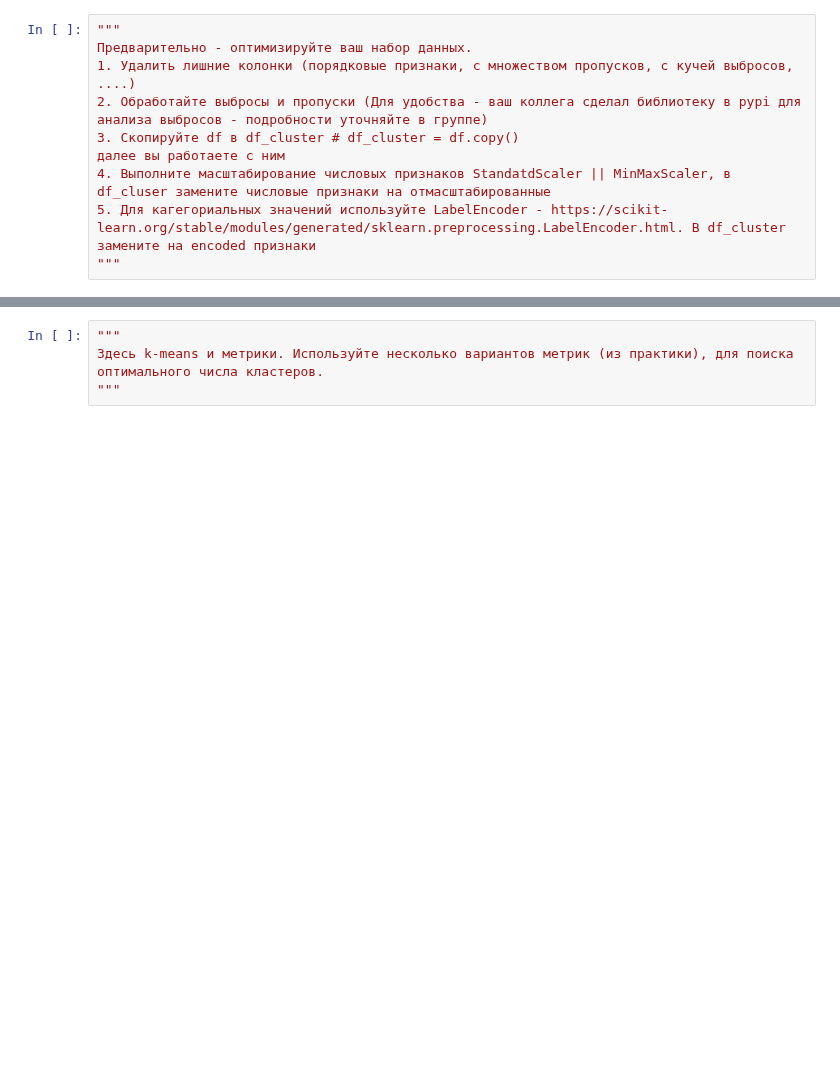
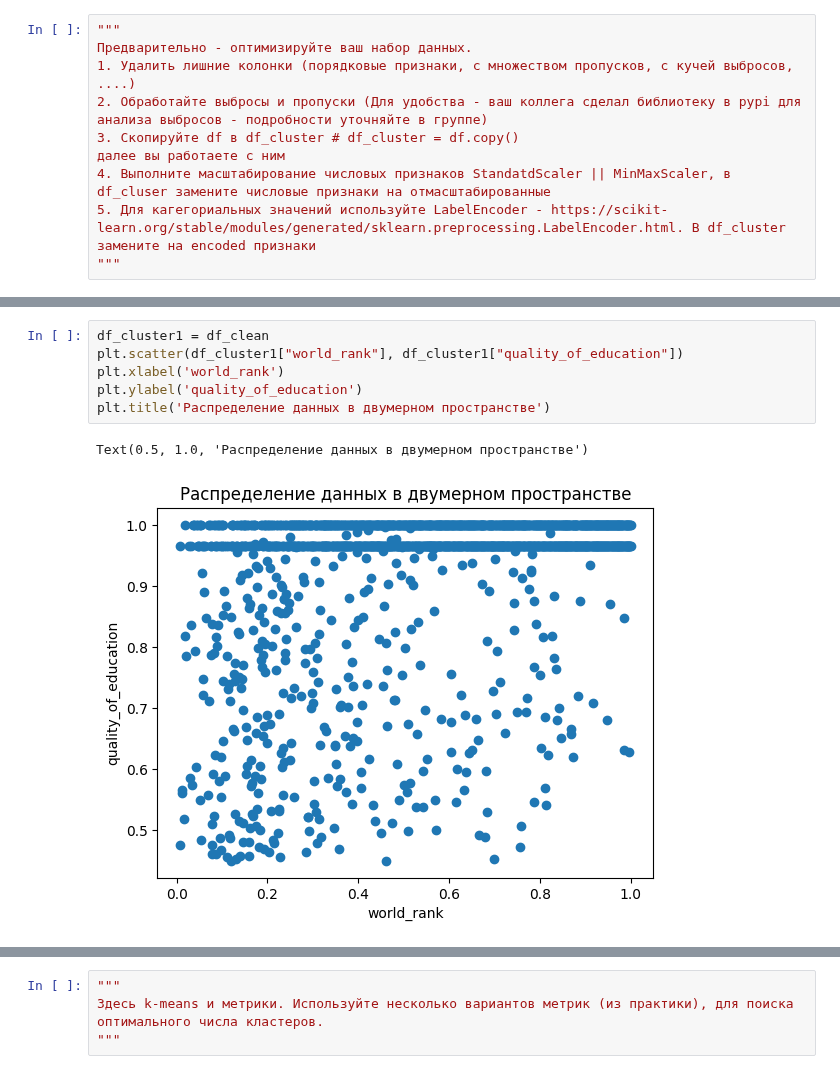
Before and after one commit to shyguuy/lab, a Jupyter notebook: lab4/Задание_4.ipynb, the cells around one changed output, grey strips where cells are left out. Saved outputs shown, nothing was run; the diff lists cells and outputs as text; blank space fills up the shorter version.

```diff
--- a/lab4/Задание_4.ipynb
+++ b/lab4/Задание_4.ipynb
@@ -216,0 +308,9 @@ df_cluster
+# %%
+df_cluster1 = df_clean
+plt.scatter(df_cluster1["world_rank"], df_cluster1["quality_of_education"])
+plt.xlabel('world_rank')
+plt.ylabel('quality_of_education')
+plt.title('Распределение данных в двумерном пространстве')
+# %% [output]
+Text(0.5, 1.0, 'Распределение данных в двумерном пространстве')
+[figure, added]
```
Also changed, not shown: parts of 25 cells of this notebook.
